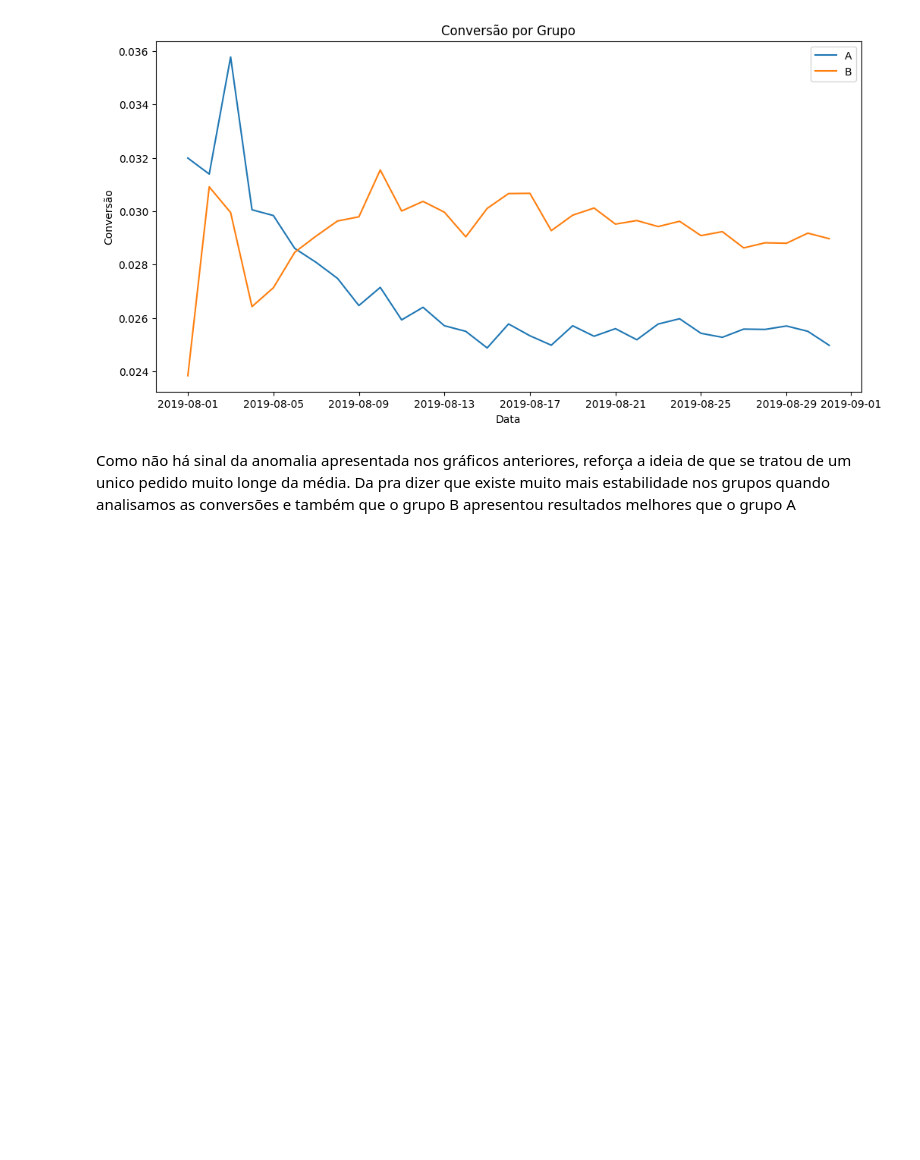
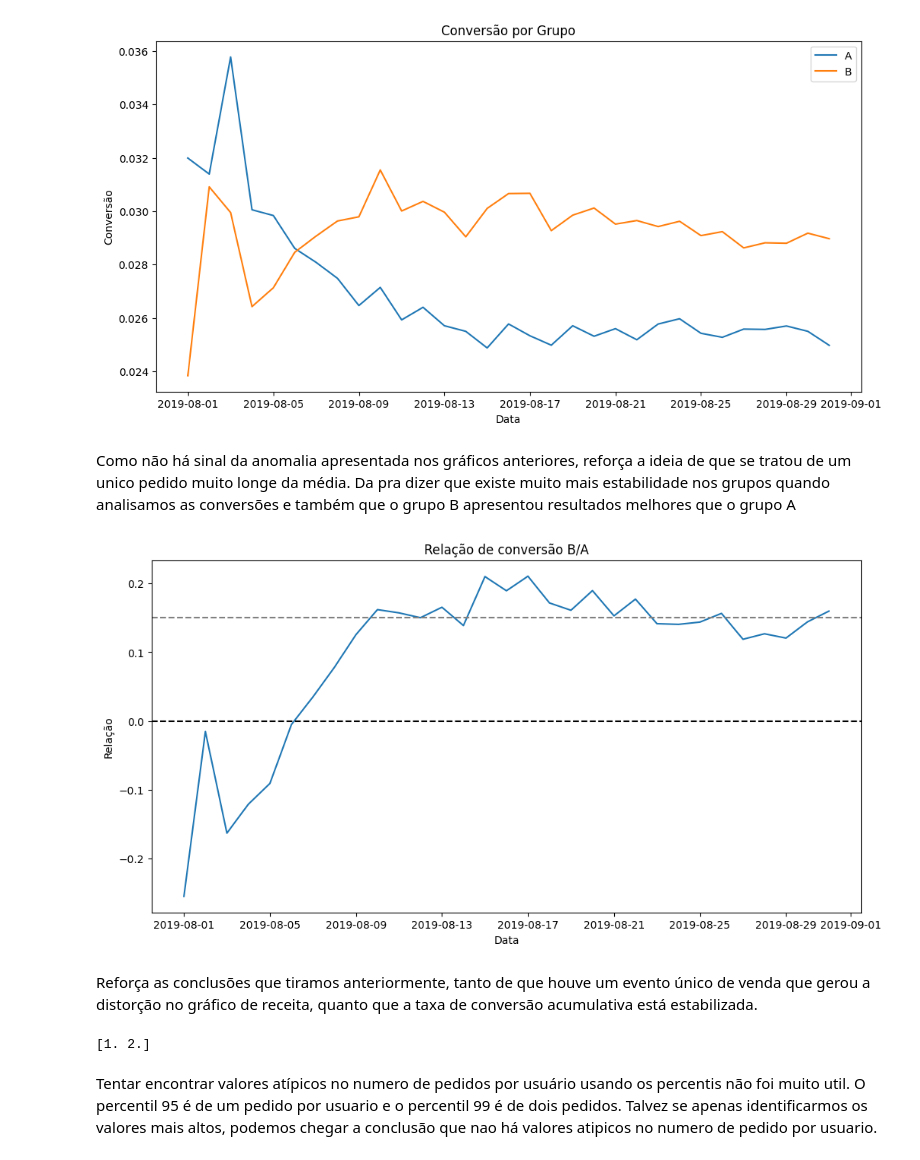
Before and after one commit to gustavoquareli/projeto_S09, a Jupyter notebook: notebook.ipynb, the cells around one changed output. Saved outputs shown, nothing was run; the diff lists cells and outputs as text; code cells hidden in the pictures; blank space fills up the shorter version.

Commit message:
percentil

```diff
--- a/notebook.ipynb
+++ b/notebook.ipynb
@@ -441,3 +441,26 @@ plt.show()
 # %% [markdown]
 Como não há sinal da anomalia apresentada nos gráficos anteriores, reforça a ideia de que se tratou de um unico pedido muito longe da média.
 Da pra dizer que existe muito mais estabilidade nos grupos quando analisamos as conversões e também que o grupo B apresentou resultados melhores que o grupo A
+# %%
+mergedCumulativeConversions = conversionA.merge(conversionB, left_on='date', right_on='date', how='left', suffixes=['A', 'B'])
+plt.figure(figsize=(12, 6))
+plt.plot(mergedCumulativeConversions['date'], mergedCumulativeConversions['conversionB']/mergedCumulativeConversions['conversionA']-1)
+plt.title('Relação de conversão B/A')
+plt.xlabel('Data')
+plt.ylabel('Relação')
+plt.axhline(y=0, color='black', linestyle='--')
+plt.axhline(y=0.15, color='grey', linestyle='--')
+
+plt.show()
+# %% [output]
+[figure, added]
+# %% [markdown]
+Reforça as conclusões que tiramos anteriormente, tanto de que houve um evento único de venda que gerou a distorção no gráfico de receita, quanto que a taxa de conversão acumulativa está estabilizada.
+# %%
+print(np.percentile(orders_.groupby('visitorId').agg({'transactionId':'nunique'}).sort_values(by='transactionId', ascending=False), (95,99)))
+# %% [output]
+[1. 2.]
+# %% [markdown]
+Tentar encontrar valores atípicos no numero de pedidos por usuário usando os percentis não foi muito util.
+O percentil 95 é de um pedido por usuario e o percentil 99 é de dois pedidos.
+Talvez se apenas identificarmos os valores mais altos, podemos chegar a conclusão que nao há valores atipicos no numero de pedido por usuario.
```
Also changed, not shown: parts of 6 cells of this notebook.
